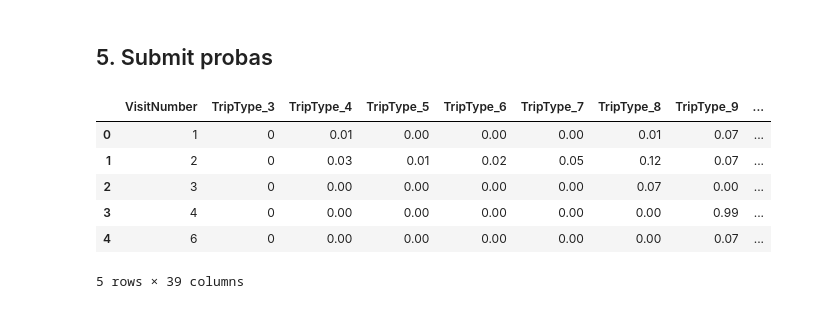
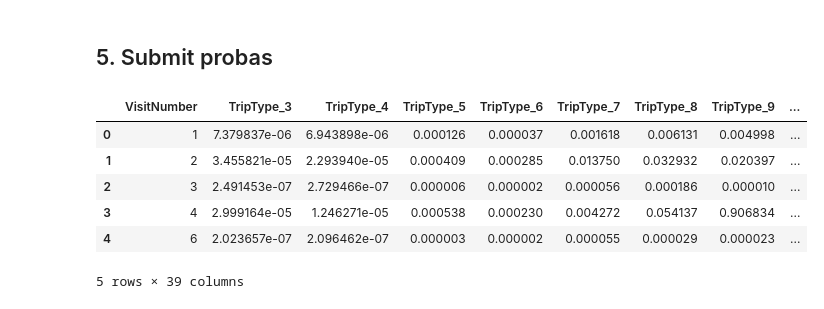
Before and after one commit to sergeyshilin/kaggle, a Jupyter notebook: walmart/Walmart.ipynb, the cells around one changed output. Drawn from its saved outputs; the diff is of its cells as text; code cells hidden in the pictures.

Commit message:
Walmart with score 0.69695

```diff
--- a/walmart/Walmart.ipynb
+++ b/walmart/Walmart.ipynb
@@ -472,12 +391,0 @@ Wall time: 254 ms
-# %%
-%%time
-from sklearn.ensemble import RandomForestClassifier
-
-rf = RandomForestClassifier(
-    n_estimators=100,
-#     max_depth=10,
-#     max_features=17,
-    n_jobs=2,
-    oob_score=True
-)
-rf.fit(xtrain, ytrain)
@@ -498,7 +404,7 @@ The best score is: 0.65149983569634395
 
 params = {"objective": "multi:softprob",
           "booster": "gbtree",
-          "eta": 0.2,
+          "eta": 0.02,
           "max_depth": 12,
           "subsample": 0.9,
           "colsample_bytree": 0.7,
@@ -506,7 +412,7 @@ params = {"objective": "multi:softprob",
           "num_class": 38,
           "eval_metric": 'mlogloss'
           }
-num_trees = 30
+num_trees = 1000
 stop = 20
 # %%
 labels = np.sort(ytrain.unique())
@@ -515,9 +421,8 @@ ytr_labeled = pd.Series([np.where(labels==x)[0][0] for x in ytr])
 ycv_labeled = pd.Series([np.where(labels==x)[0][0] for x in ycv])
 # %%
 import xgboost as xgb
-from sklearn.cross_validation import train_test_split
 
-dtrain = xgb.DMatrix(xtr.values, label=ytr_labeled)
-dvalid = xgb.DMatrix(xcv.values, label=ycv_labeled)
-watchlist = [(dvalid, 'eval'), (dtrain, 'train')]
-gbm = xgb.train(params, dtrain, num_trees, evals=watchlist, early_stopping_rounds=stop, verbose_eval=True)
+# dtrain = xgb.DMatrix(xtr.values, label=ytr_labeled)
+# dvalid = xgb.DMatrix(xcv.values, label=ycv_labeled)
+dtrain = xgb.DMatrix(xtrain.values)
+# dtest = xgb.DMatrix(xtest.values)
@@ -589,20 +488,20 @@ array([[  1.26707437e-03,   1.24593813e-03,   1.26244873e-03, ...,
 ## 5. Submit probas
 # %%
 cl_names = ['VisitNumber']
-for cls in rf.classes_:
+for cls in sorted(train.TripType.unique()):
     cl_names.append('TripType_' + str(int(cls)))
 # %%
 submit = pd.DataFrame(columns=cl_names)
-submit['VisitNumber'] = test_stacked_grouped['VisitNumber']
+submit['VisitNumber'] = test_grouped['VisitNumber']
 submit[cl_names[1:]] = submit_XGB
 submit[:5]
 # %% [output]
 |  | VisitNumber | TripType_3 | TripType_4 | TripType_5 | TripType_6 | TripType_7 | TripType_8 | TripType_9 | ... |
-| 0 | 1 | 0 | 0.01 | 0.00 | 0.00 | 0.00 | 0.01 | 0.07 | ... |
-| 1 | 2 | 0 | 0.03 | 0.01 | 0.02 | 0.05 | 0.12 | 0.07 | ... |
-| 2 | 3 | 0 | 0.00 | 0.00 | 0.00 | 0.00 | 0.07 | 0.00 | ... |
-| 3 | 4 | 0 | 0.00 | 0.00 | 0.00 | 0.00 | 0.00 | 0.99 | ... |
-| 4 | 6 | 0 | 0.00 | 0.00 | 0.00 | 0.00 | 0.00 | 0.07 | ... |
+| 0 | 1 | 7.379837e-06 | 6.943898e-06 | 0.000126 | 0.000037 | 0.001618 | 0.006131 | 0.004998 | ... |
+| 1 | 2 | 3.455821e-05 | 2.293940e-05 | 0.000409 | 0.000285 | 0.013750 | 0.032932 | 0.020397 | ... |
+| 2 | 3 | 2.491453e-07 | 2.729466e-07 | 0.000006 | 0.000002 | 0.000056 | 0.000186 | 0.000010 | ... |
+| 3 | 4 | 2.999164e-05 | 1.246271e-05 | 0.000538 | 0.000230 | 0.004272 | 0.054137 | 0.906834 | ... |
+| 4 | 6 | 2.023657e-07 | 2.096462e-07 | 0.000003 | 0.000002 | 0.000055 | 0.000029 | 0.000023 | ... |
 5 rows × 39 columns
 # %%
 submit.to_csv('submit.csv', index=False)
```
Also changed, not shown: parts of 70 cells of this notebook, 1 other file.
